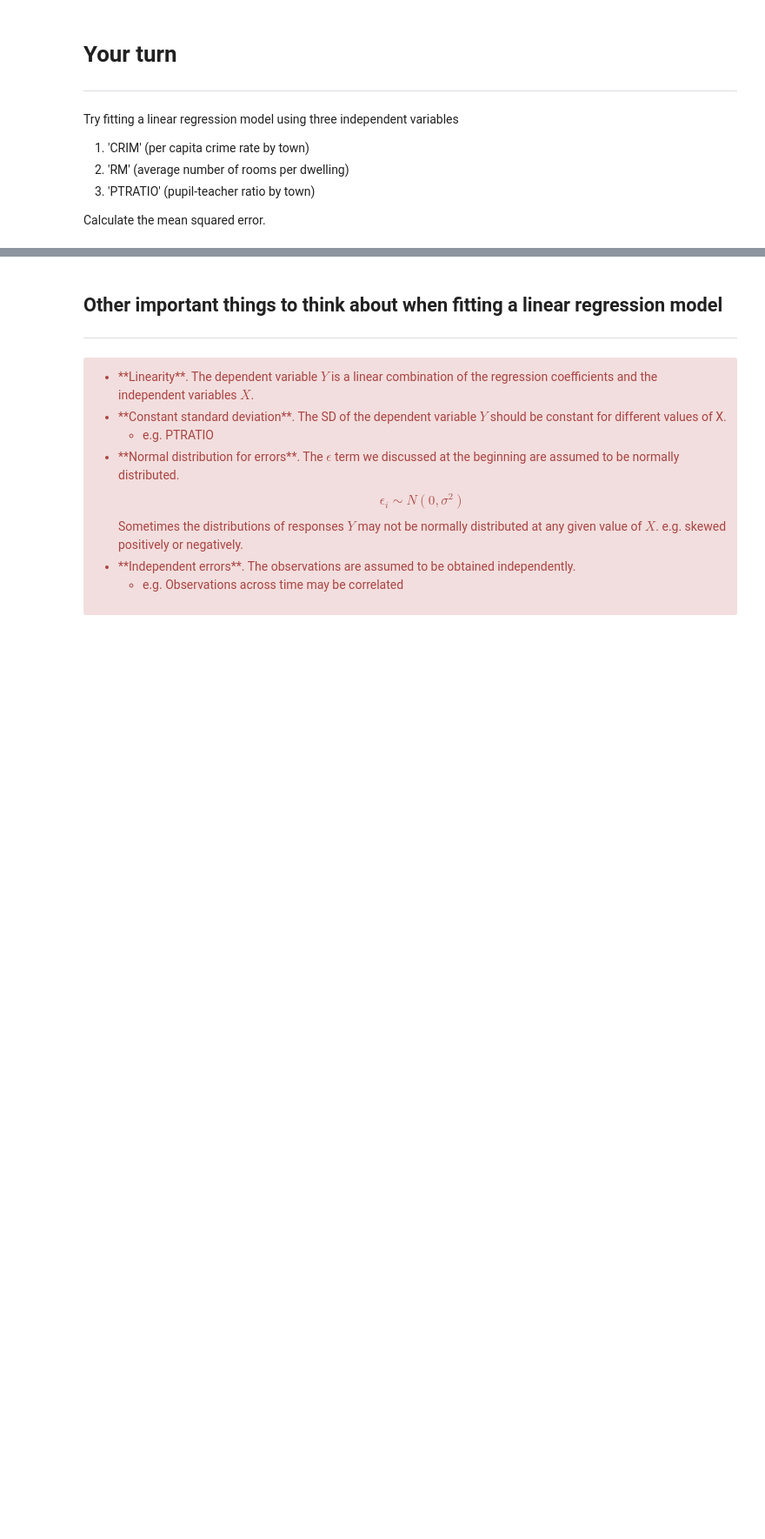
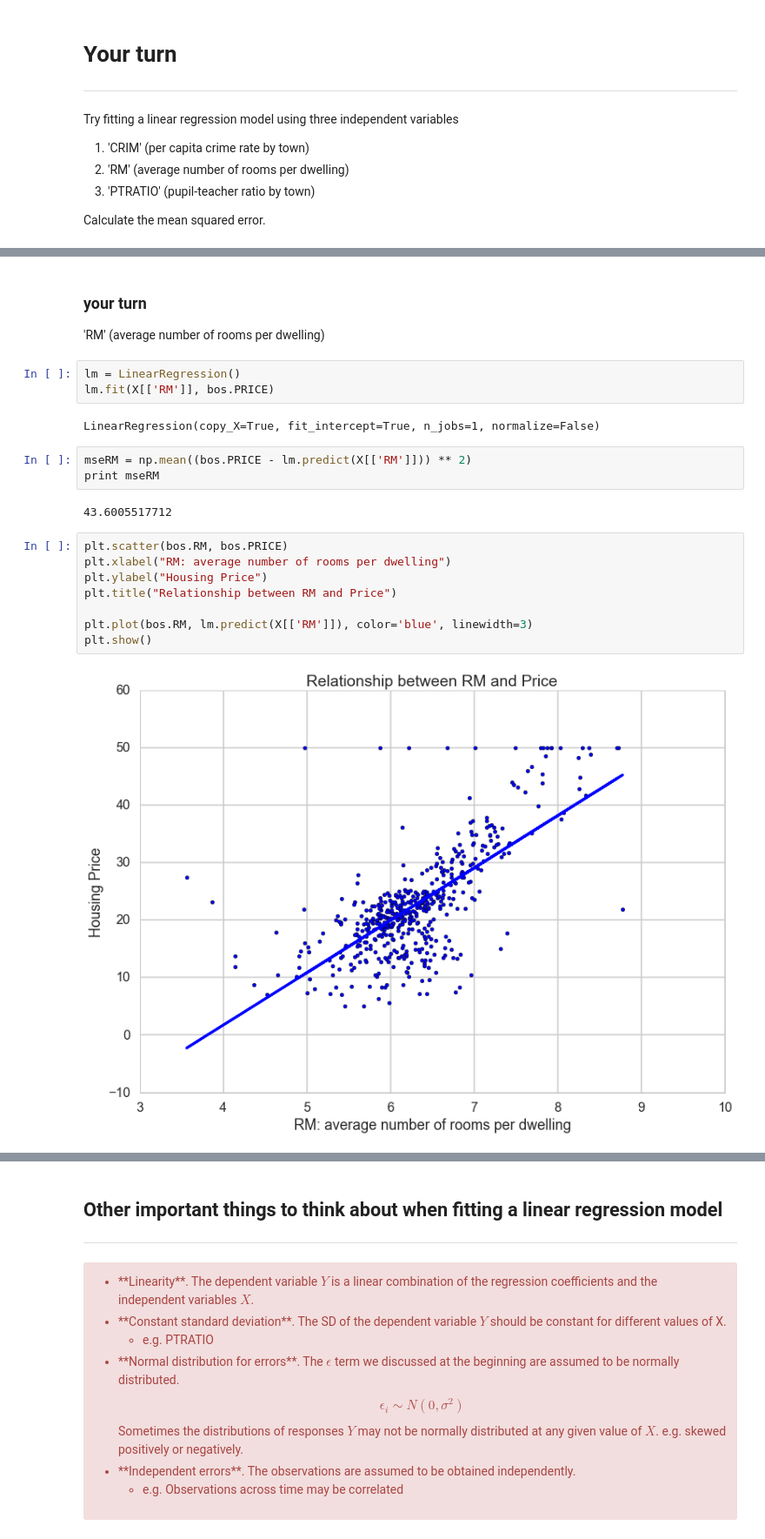
Before and after one commit to wangjiahong666/2015lab4, a Jupyter notebook: Lab4-stats.ipynb, the cells around one changed output, grey strips where cells are left out. Shown at 87% size. Drawn from its saved outputs; the diff is of its cells as text; blank space fills up the shorter version.

```diff
--- a/Lab4-stats.ipynb
+++ b/Lab4-stats.ipynb
@@ -595,0 +652,23 @@ Calculate the mean squared error.
+# %% [markdown]
+### your turn
+'RM' (average number of rooms per dwelling)
+# %%
+lm = LinearRegression()
+lm.fit(X[['RM']], bos.PRICE)
+# %% [output]
+LinearRegression(copy_X=True, fit_intercept=True, n_jobs=1, normalize=False)
+# %%
+mseRM = np.mean((bos.PRICE - lm.predict(X[['RM']])) ** 2)
+print mseRM
+# %% [output]
+43.6005517712
+# %%
+plt.scatter(bos.RM, bos.PRICE)
+plt.xlabel("RM: average number of rooms per dwelling")
+plt.ylabel("Housing Price")
+plt.title("Relationship between RM and Price")
+
+plt.plot(bos.RM, lm.predict(X[['RM']]), color='blue', linewidth=3)
+plt.show()
+# %% [output]
+[figure, added]
```
Also changed, not shown: parts of 23 cells of this notebook.
